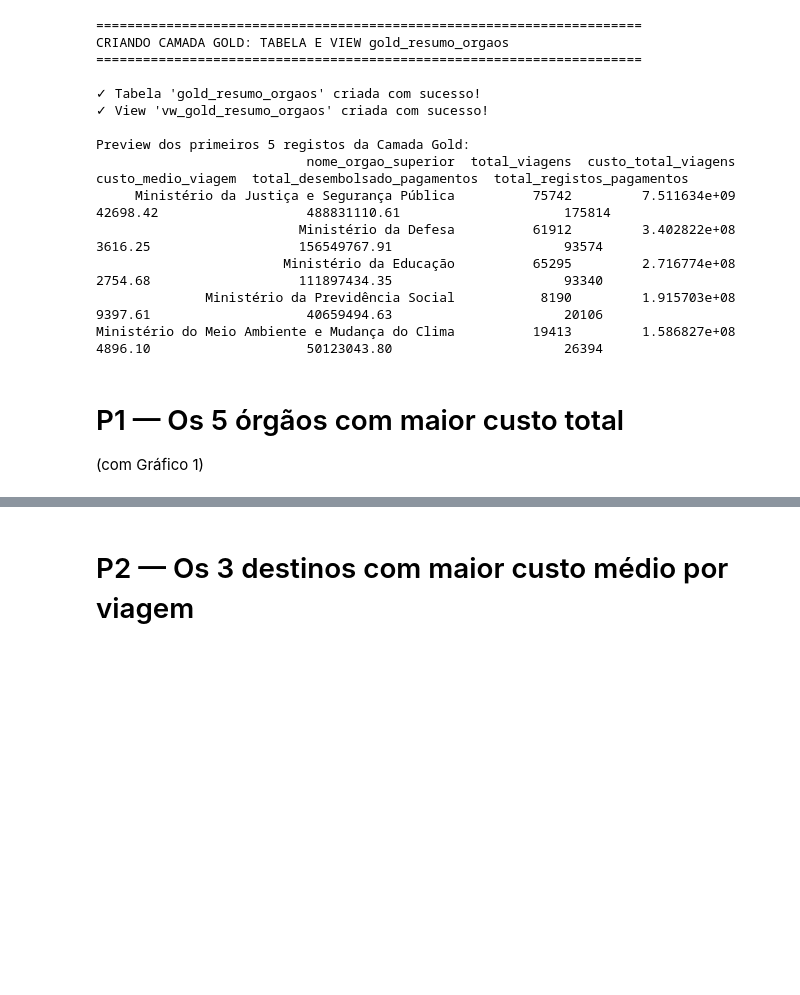
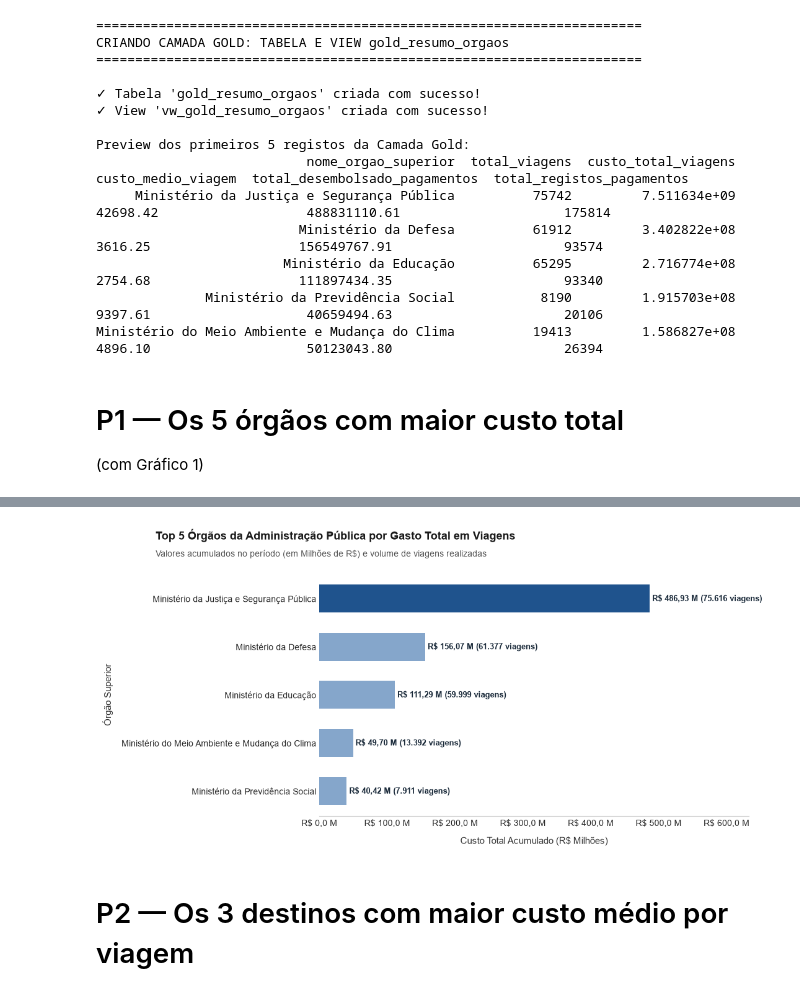
Before and after one commit to julcemarfelipe/Projeto-Avaliativo-Modulo1-Julcemar_Justino_Felipe, a Jupyter notebook: 3_analise.ipynb, the cells around one changed output, grey strips where cells are left out. Drawn from its saved outputs; the diff is of its cells as text; code cells hidden in the pictures; blank space fills up the shorter version.

```diff
--- a/3_analise.ipynb
+++ b/3_analise.ipynb
@@ -14,7 +14,7 @@ pd.set_option('display.width', None)
 
 # Configuração visual dos gráficos
 plt.style.use('seaborn-v0_8-whitegrid' if 'seaborn-v0_8-whitegrid' in plt.style.available else 'default')
-plt.rcParams['font.sans-serif'] = 'DejaVu Sans'
+plt.rcParams['font.sans-serif'] = 'Arial'
 plt.rcParams['axes.edgecolor'] = '#cccccc'
 plt.rcParams['axes.linewidth'] = 0.8
 # %% [markdown]
@@ -180,0 +133,86 @@ Ministério do Meio Ambiente e Mudança do Clima          19413      R$ 49.697.7
+# %%
+import numpy as np
+import matplotlib.pyplot as plt
+import matplotlib.ticker as ticker
+
+print("=" * 70)
+print("P1: OS 5 ÓRGÃOS COM MAIOR CUSTO TOTAL DE VIAGENS")
+print("=" * 70 + "\n")
+
+sql_p1 = """
+SELECT
+    nome_orgao_superior,
+    ROUND(SUM(valor_total), 2) AS custo_total,
+    COUNT(*) AS total_viagens
+FROM silver_viagens
+WHERE valor_total IS NOT NULL AND valor_total > 0
+GROUP BY nome_orgao_superior
+ORDER BY custo_total DESC
+LIMIT 5;
+"""
+
+df_p1 = consultar(sql_p1)
+
+if df_p1 is not None and not df_p1.empty:
+    # 1. Tabela textual para exibição no terminal ou caderno
+    df_p1['custo_total_formatado'] = df_p1['custo_total'].apply(reais)
+    df_p1['custo_em_milhoes'] = df_p1['custo_total'] / 1e6
+
+    print(df_p1[['nome_orgao_superior', 'total_viagens', 'custo_total_formatado']].to_string(index=False))
+    print(f"\n🏆 Maior gasto acumulado: {df_p1.iloc[0]['nome_orgao_superior']} "
+          f"com {df_p1.iloc[0]['custo_total_formatado']} em {df_p1.iloc[0]['total_viagens']:,} viagens.\n")
+
+    # 2. Ordenação ascendente para que o primeiro classificado figure no topo do gráfico horizontal
+    df_plot = df_p1.sort_values(by='custo_total', ascending=True).reset_index(drop=True)
+
+    # 3. Construção do gráfico com proporções adequadas
+    fig, ax = plt.subplots(figsize=(11, 5.5))
+
+    # Paleta de ênfase: cor destacada para o líder (#1f538d) e tom suave para os restantes
+    cores = ['#1f538d' if i == len(df_plot) - 1 else '#85a6cb' for i in range(len(df_plot))]
+    barras = ax.barh(df_plot['nome_orgao_superior'], df_plot['custo_em_milhoes'],
+                     color=cores, height=0.58, zorder=3)
+
+    # Título principal e subtítulo explicativo
+    fig.text(0.08, 0.96, 'Top 5 Órgãos da Administração Pública por Gasto Total em Viagens',
+             fontsize=13, fontweight='bold', color='#1a1a1a')
+    fig.text(0.08, 0.91, 'Valores acumulados no período (em Milhões de R$) e volume de viagens realizadas',
+             fontsize=10, color='#555555')
+
+    # Rótulos dos eixos estruturais
+    ax.set_xlabel('Custo Total Acumulado (R$ Milhões)', fontsize=11, fontweight='500', labelpad=10, color='#333333')
+    ax.set_ylabel('Órgão Superior', fontsize=11, fontweight='500', labelpad=10, color='#333333')
+
+    # Desativação completa das linhas de grelha
+    ax.grid(False)
+
+    # Formatação do eixo horizontal com prefixo 'R$ ' e sufixo ' M'
+    ax.xaxis.set_major_formatter(ticker.FuncFormatter(lambda x, p: f'R$ {x:,.1f} M'.replace(',', '_').replace('.', ',').replace('_', '.')))
+
+    # Margem no limite do eixo X para acomodar os rótulos de texto sem sobreposição
+    limite_max = df_plot['custo_em_milhoes'].max() * 1.30
+    ax.set_xlim(0, limite_max)
+
+    # Inserção de anotações diretas em cada barra (Custo Formatado + Contagem de Viagens)
+    for barra, viagens in zip(barras, df_plot['total_viagens']):
+        largura = barra.get_width()
+        texto = f" R$ {largura:,.2f} M ({viagens:,} viagens)".replace(',', '_').replace('.', ',').replace('_', '.')
+
+        ax.text(largura,
+                barra.get_y() + barra.get_height() / 2,
+                texto,
+                ha='left',
+                va='center',
+                fontsize=9.5,
+                fontweight='bold',
+                color='#1a2a3a')
+
+    # Remoção das molduras superior, direita e esquerda para um desenho limpo
+    for spine in ['top', 'right', 'left']:
+        ax.spines[spine].set_visible(False)
+    ax.spines['bottom'].set_color('#cccccc')
+
+    # Ajuste de margens laterais para evitar cortes em designações extensas
+    plt.subplots_adjust(top=0.86, left=0.32, right=0.95, bottom=0.15)
+    plt.show()
+# %% [output]
@@ -181,3 +231,4 @@ Ministério do Meio Ambiente e Mudança do Clima          19413      R$ 49.697.7
+[figure, added]
 # %% [markdown]
 # P2 — Os 3 destinos com maior custo médio por viagem
 # %%
```
Also changed, not shown: parts of 5 cells of this notebook.
